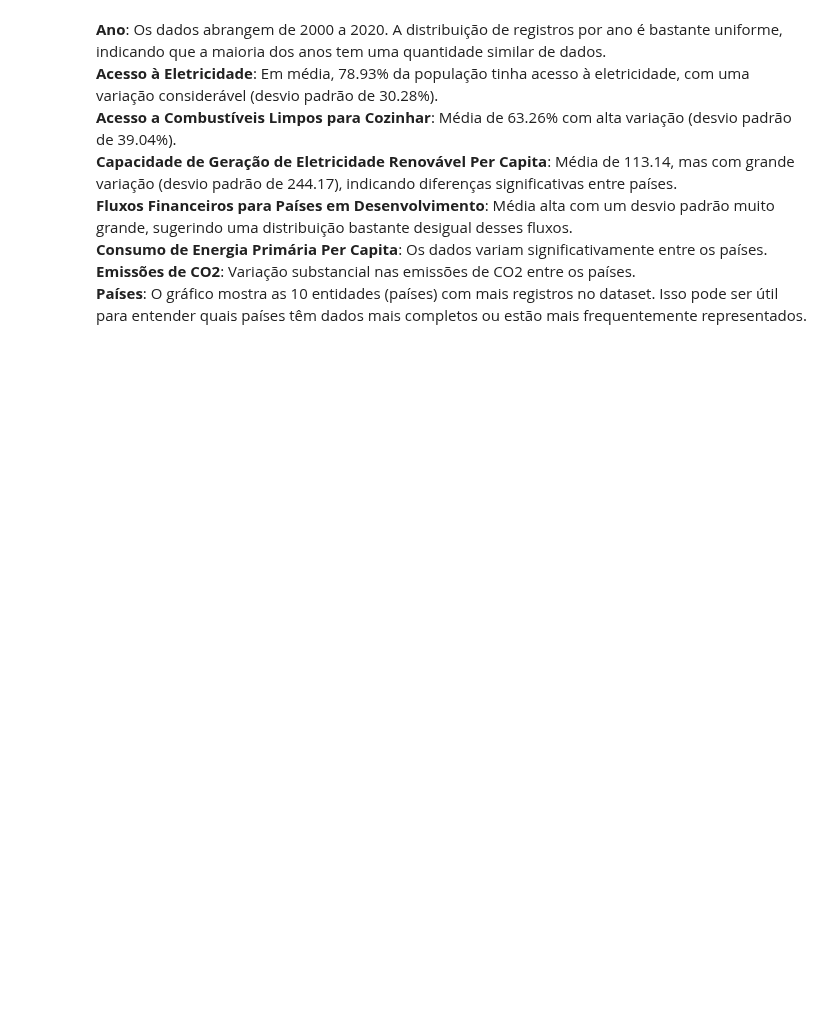
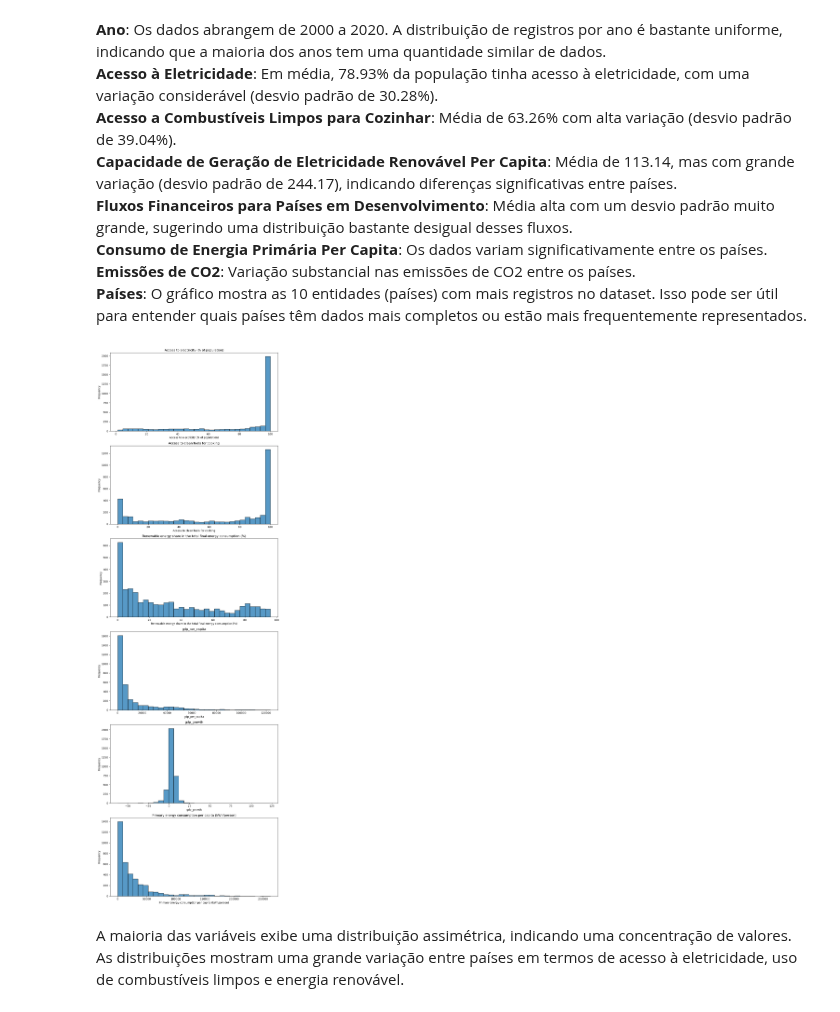
Before and after one commit to Felipefalex/Projeto-Sustainable-Energy, a Jupyter notebook: sustainable_energy.ipynb, the cells around one changed output. Drawn from its saved outputs; the diff is of its cells as text; code cells hidden in the pictures; blank space fills up the shorter version.

```diff
--- a/sustainable_energy.ipynb
+++ b/sustainable_energy.ipynb
@@ -9,8 +9,8 @@ import matplotlib.pyplot as plt
 import seaborn as sns
 # %%
 # Carregando o dataset
-file_path = r'C:\Users\Felipe\OneDrive\Documentos\Programacao\FEA\Metodos Computacionais\Projeto Sustainable Energy\global-data-on-sustainable-energy (1).csv'
-data = pd.read_csv(file_path)
+caminho_arquivo = r'https://raw.githubusercontent.com/Felipefalex/Projeto-Sustainable-Energy/main/global-data-on-sustainable-energy%20(1).csv'
+data = pd.read_csv(caminho_arquivo)
 
 # Exibindo as primeiras linhas do dataset para inspeção inicial
 data.head()
@@ -101,3 +103,42 @@ numerical_stats
 **Consumo de Energia Primária Per Capita**: Os dados variam significativamente entre os países.<br>
 **Emissões de CO2**: Variação substancial nas emissões de CO2 entre os países.<br>
 **Países**: O gráfico mostra as 10 entidades (países) com mais registros no dataset. Isso pode ser útil para entender quais países têm dados mais completos ou estão mais frequentemente representados.
+# %%
+# Tratamento de valores faltantes
+# Substituindo valores faltantes por zeros em colunas financeiras e de energia
+columns_to_fill = [
+    'Financial flows to developing countries (US $)',
+    'Electricity from fossil fuels (TWh)',
+    'Electricity from nuclear (TWh)',
+    'Electricity from renewables (TWh)'
+]
+
+data[columns_to_fill] = data[columns_to_fill].fillna(0)
+# %%
+# Visualização Gráfica das Principais Variáveis
+# Selecionando variáveis chave para visualização
+key_variables = [
+    'Access to electricity (% of population)',
+    'Access to clean fuels for cooking',
+    'Renewable energy share in the total final energy consumption (%)',
+    'gdp_per_capita',
+    'gdp_growth',
+    'Primary energy consumption per capita (kWh/person)'
+]
+
+# Criando gráficos para cada variável selecionada
+fig, axes = plt.subplots(len(key_variables), 1, figsize=(10, 5 * len(key_variables)))
+
+for i, col in enumerate(key_variables):
+    sns.histplot(data[col], bins=30, ax=axes[i], kde=False)
+    axes[i].set_title(f'{col}')
+    axes[i].set_xlabel(col)
+    axes[i].set_ylabel('Frequency')
+
+plt.tight_layout()
+plt.show()
+# %% [output]
+[figure, added]
+# %% [markdown]
+A maioria das variáveis exibe uma distribuição assimétrica, indicando uma concentração de valores.<br>
+As distribuições mostram uma grande variação entre países em termos de acesso à eletricidade, uso de combustíveis limpos e energia renovável.<br>
```
Also changed, not shown: parts of 1 cell of this notebook.
